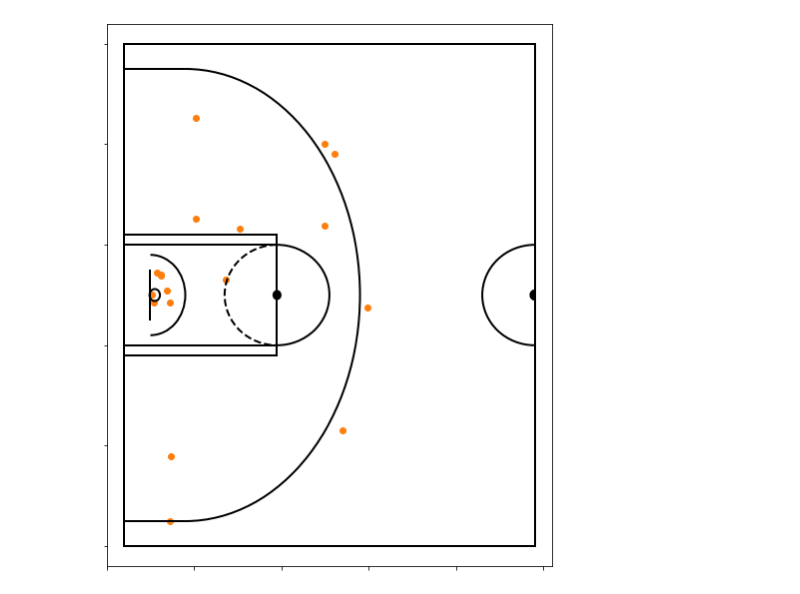
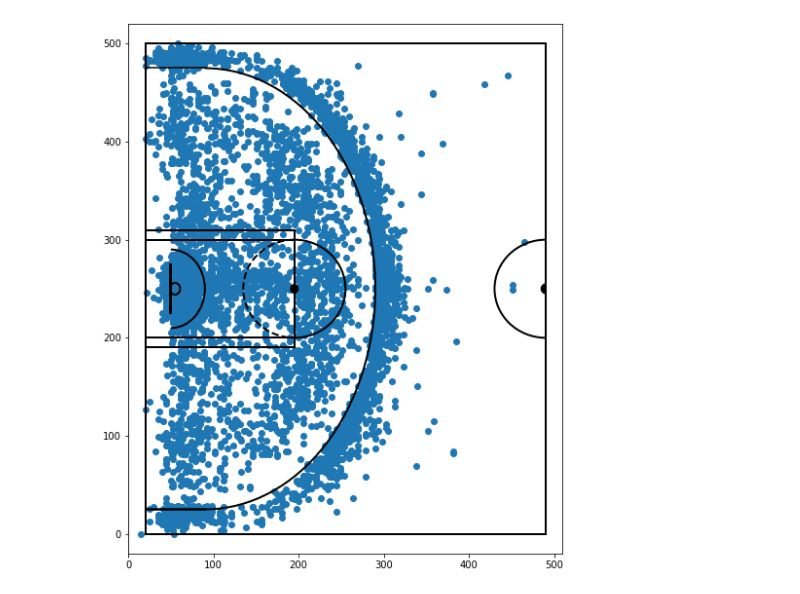
Before and after one commit to kseniahr/NBA_BigDataProject, a Jupyter notebook: NBA_Court.ipynb, the cells around one changed output. Drawn from its saved outputs; the diff is of its cells as text; code cells hidden in the pictures.

Commit message:
mirror locations to left court

```diff
--- a/NBA_Court.ipynb
+++ b/NBA_Court.ipynb
@@ -21,0 +55,3 @@ df = df[df.date == '2016-10-27']
+# %%
+df_away_mirror['loc_x'] = df_away_mirror['loc_x'].apply(lambda row: row - 2*(row-middle_x))
+df_away_mirror['loc_y'] = df_away_mirror['loc_y'].apply(lambda row: row - 2*(row-middle_y) if row > 250.0 else row + 2*(middle_y-row))
@@ -21,0 +62,3 @@ df = df[df.date == '2016-10-27']
+# %%
+df_home = df_home_notmirror.append(df_home_mirror)
+df_away = df_away_notmirror.append(df_away_mirror)
@@ -21,0 +69,2 @@ df = df[df.date == '2016-10-27']
+# %%
+df = df_home.append(df_away)
@@ -142,11 +195,11 @@ def draw_half_court(ax=None, color='black', lw=2, outer_lines=False):
     half_court_point  = Arc((490, 250), 5, 5, angle=270, theta1=180, theta2=0, linewidth=6,
                  color=color)
 
-    lower_three_line = Rectangle((20, 25), 70, 1, linewidth=0.5*lw, color=color,
-                          fill=False)
+    lower_three_line = Rectangle((20, 25), 70, 1, linewidth=0.25*lw, color=color,
+                          fill=True)
 
-    upper_three_line = Rectangle((20, 475), 70, 1, linewidth=0.5*lw, color=color,
-                      fill=False)
+    upper_three_line = Rectangle((20, 475), 70, 1, linewidth=0.25*lw, color=color,
+                      fill=True)
 
     # List of the court elements to be plotted onto the axes
     court_elements = [backboard1, hoop1, restricted1,
@@ -166,6 +219,6 @@ def draw_half_court(ax=None, color='black', lw=2, outer_lines=False):
     ax.set_aspect('auto')
     ax.set_xlabel('')
     ax.set_ylabel('')
-    ax.tick_params(labelbottom=False, labelleft=False)
+    ax.tick_params(labelbottom=True, labelleft=True)
 
     return ax
@@ -271,10 +225,9 @@ mirror_quarter = [3,4]
 # %%
 plt.figure(figsize=(8,10))
 draw_half_court(outer_lines=True)
-plt.scatter(df3['loc_x'],df3['loc_y'])
+plt.scatter(df['loc_x'],df['loc_y'])
 plt.xlim(0,510)
 plt.ylim(-20,520)
-plt.scatter(df3['loc_x_mirror'],df3['loc_y_mirror'])
 plt.show()
 # %% [output]
-[figure, old version]
+[figure, new version]
```
Also changed, not shown: parts of 33 cells of this notebook, 1 other file.
